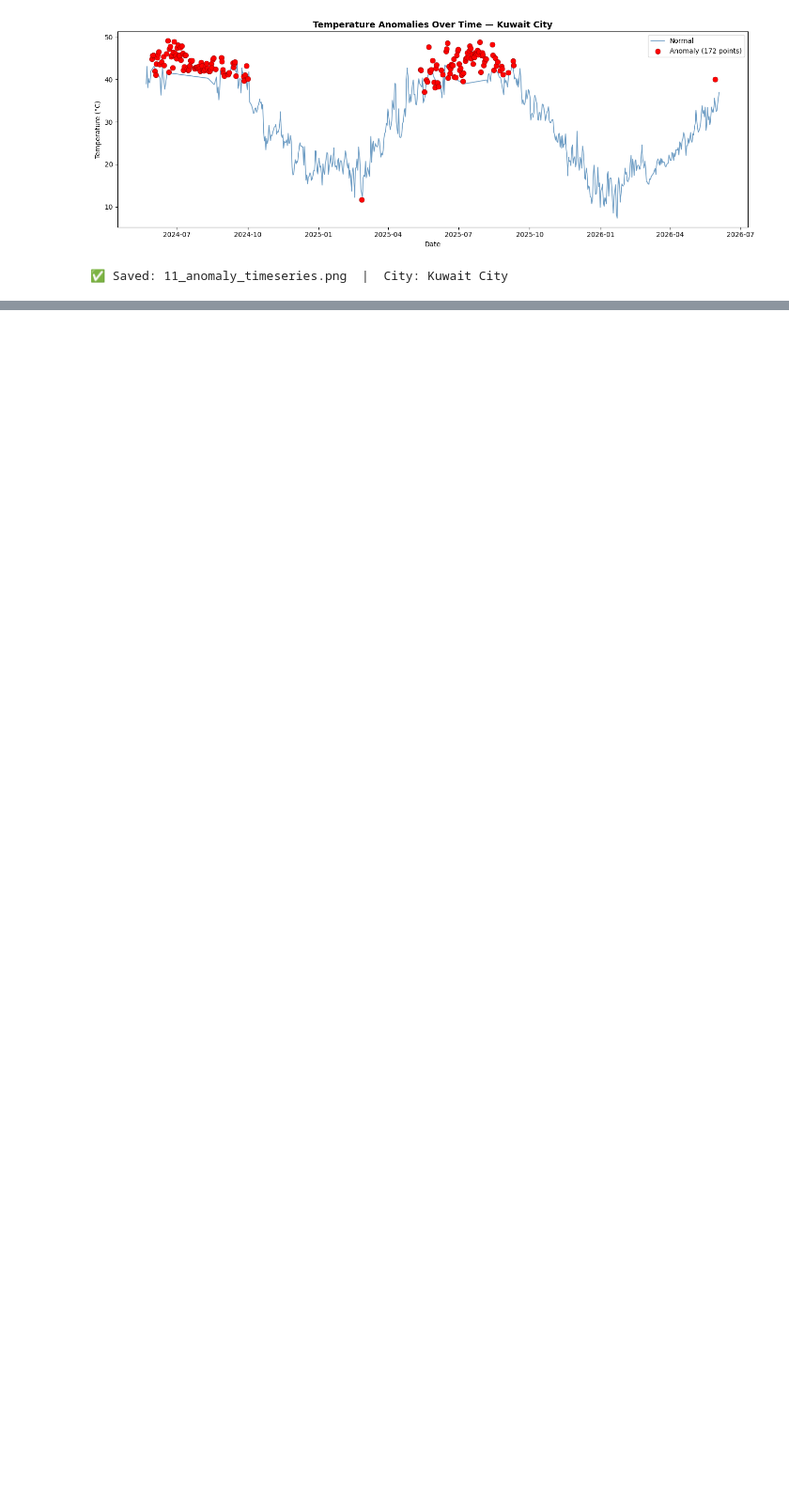
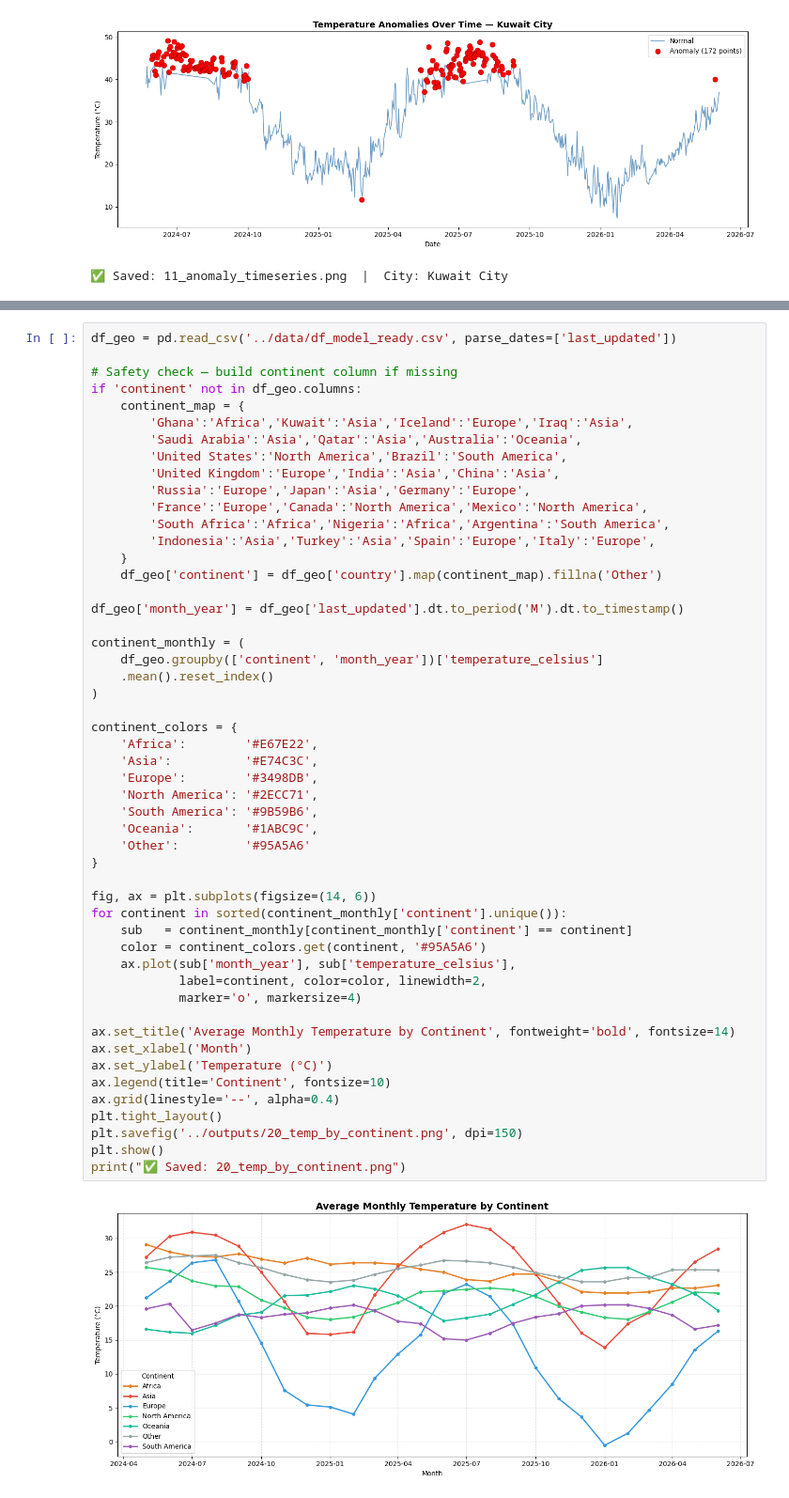
Before and after one commit to Rehaan-2006/weather-trend-forecasting, a Jupyter notebook: notebooks/04_advanced_analysis.ipynb, the cells around one changed output, grey strips where cells are left out. Shown at 94% size. Drawn from its saved outputs; the diff is of its cells as text; blank space fills up the shorter version.

```diff
--- a/notebooks/04_advanced_analysis.ipynb
+++ b/notebooks/04_advanced_analysis.ipynb
@@ -122,0 +221,53 @@ print(f"✅ Saved: 11_anomaly_timeseries.png  |  City: {top_city}")
+# %%
+df_geo = pd.read_csv('../data/df_model_ready.csv', parse_dates=['last_updated'])
+
+# Safety check — build continent column if missing
+if 'continent' not in df_geo.columns:
+    continent_map = {
+        'Ghana':'Africa','Kuwait':'Asia','Iceland':'Europe','Iraq':'Asia',
+        'Saudi Arabia':'Asia','Qatar':'Asia','Australia':'Oceania',
+        'United States':'North America','Brazil':'South America',
+        'United Kingdom':'Europe','India':'Asia','China':'Asia',
+        'Russia':'Europe','Japan':'Asia','Germany':'Europe',
+        'France':'Europe','Canada':'North America','Mexico':'North America',
+        'South Africa':'Africa','Nigeria':'Africa','Argentina':'South America',
+        'Indonesia':'Asia','Turkey':'Asia','Spain':'Europe','Italy':'Europe',
+    }
+    df_geo['continent'] = df_geo['country'].map(continent_map).fillna('Other')
+
+df_geo['month_year'] = df_geo['last_updated'].dt.to_period('M').dt.to_timestamp()
+
+continent_monthly = (
+    df_geo.groupby(['continent', 'month_year'])['temperature_celsius']
+    .mean().reset_index()
+)
+
+continent_colors = {
+    'Africa':        '#E67E22',
+    'Asia':          '#E74C3C',
+    'Europe':        '#3498DB',
+    'North America': '#2ECC71',
+    'South America': '#9B59B6',
+    'Oceania':       '#1ABC9C',
+    'Other':         '#95A5A6'
+}
+
+fig, ax = plt.subplots(figsize=(14, 6))
+for continent in sorted(continent_monthly['continent'].unique()):
+    sub   = continent_monthly[continent_monthly['continent'] == continent]
+    color = continent_colors.get(continent, '#95A5A6')
+    ax.plot(sub['month_year'], sub['temperature_celsius'],
+            label=continent, color=color, linewidth=2,
+            marker='o', markersize=4)
+
+ax.set_title('Average Monthly Temperature by Continent', fontweight='bold', fontsize=14)
+ax.set_xlabel('Month')
+ax.set_ylabel('Temperature (°C)')
+ax.legend(title='Continent', fontsize=10)
+ax.grid(linestyle='--', alpha=0.4)
+plt.tight_layout()
+plt.savefig('../outputs/20_temp_by_continent.png', dpi=150)
+plt.show()
+print("✅ Saved: 20_temp_by_continent.png")
+# %% [output]
+[figure, added]
```
Also changed, not shown: parts of 4 cells of this notebook.
